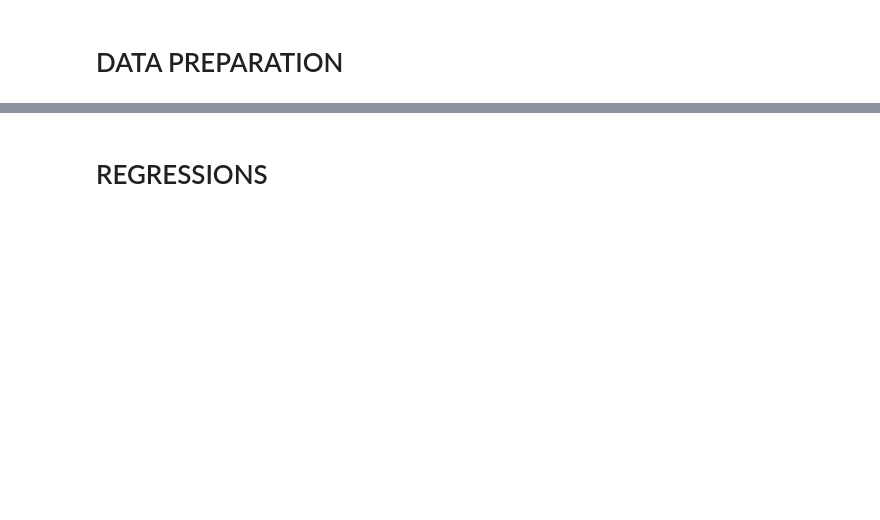
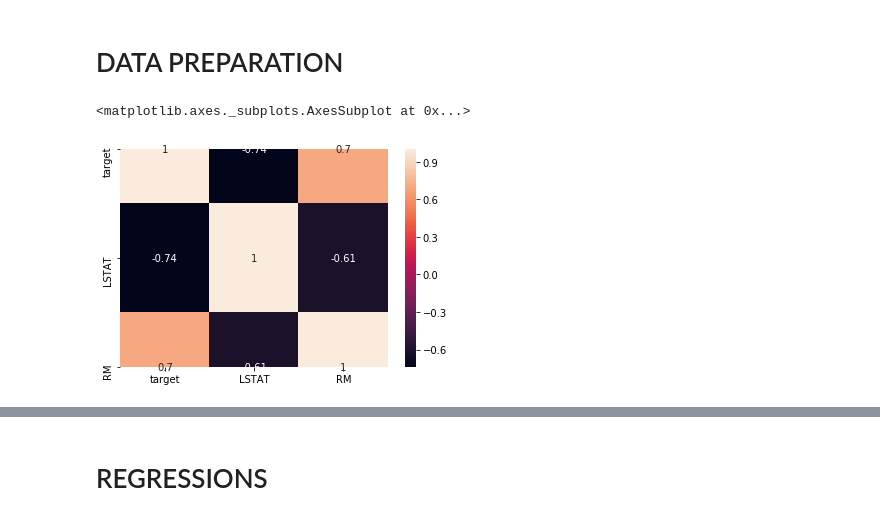
Before and after one commit to YannBerthelot/starter-notebooks, a Jupyter notebook: Linear Regressions.ipynb, the cells around one changed output, grey strips where cells are left out. Drawn from its saved outputs; the diff is of its cells as text; code cells hidden in the pictures; blank space fills up the shorter version.

```diff
--- a/Linear Regressions.ipynb
+++ b/Linear Regressions.ipynb
@@ -16,3 +18,17 @@ from graph_utils import plot_multiple,plot_xy
 %matplotlib inline
 # %% [markdown]
 # DATA PREPARATION
+# %%
+df = pd.DataFrame(load_boston().data, columns=load_boston().feature_names)
+df["target"] = load_boston().target
+
+correlated_features = abs(df.corr()["target"]).sort_values(ascending=False)
+
+correlated_features = correlated_features[correlated_features>0.6]
+
+df = df[correlated_features.keys()]
+
+sns.heatmap(df.corr(),annot=True)
+# %% [output]
+<matplotlib.axes._subplots.AxesSubplot at 0x...>
+[figure, added]
```
Also changed, not shown: parts of 26 cells of this notebook.
